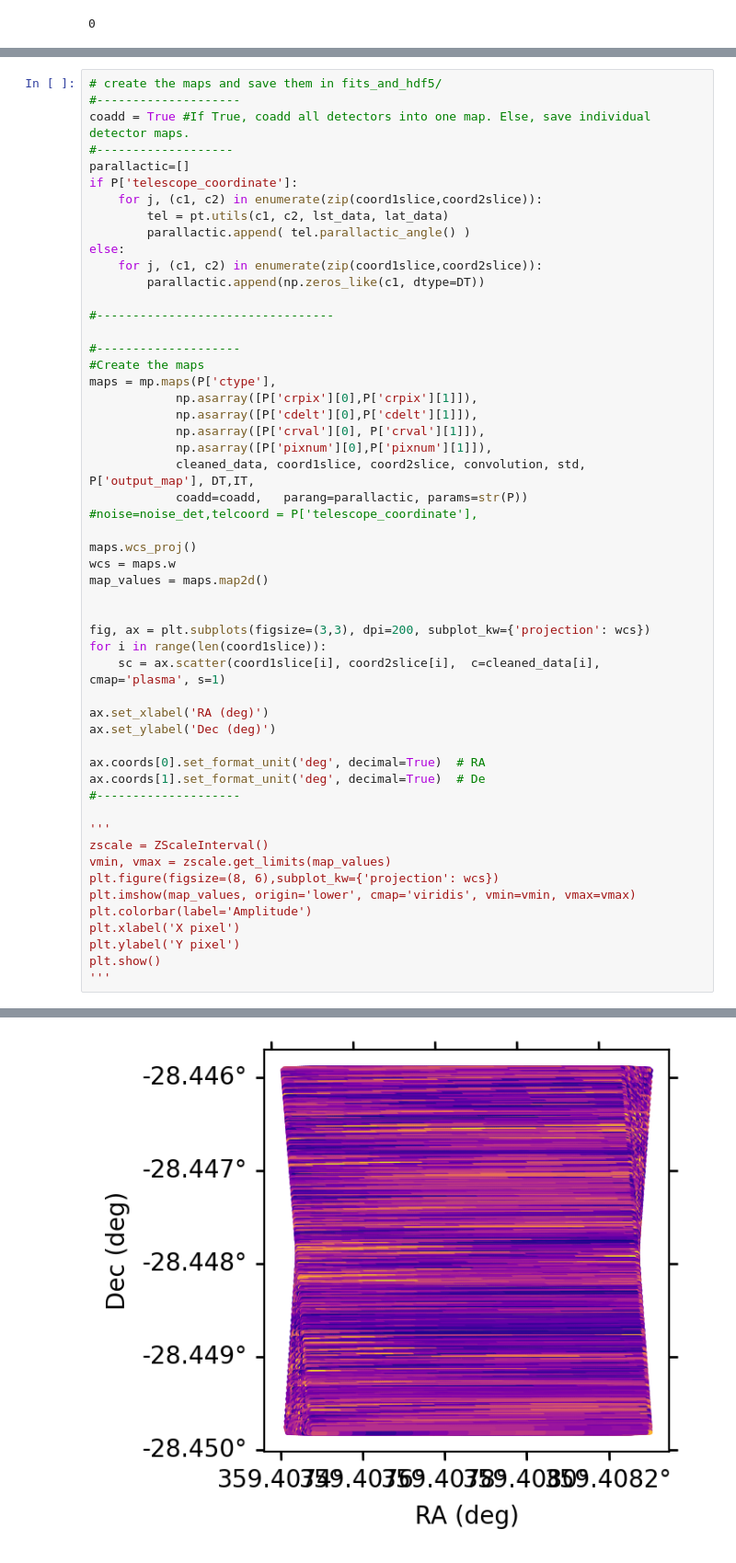
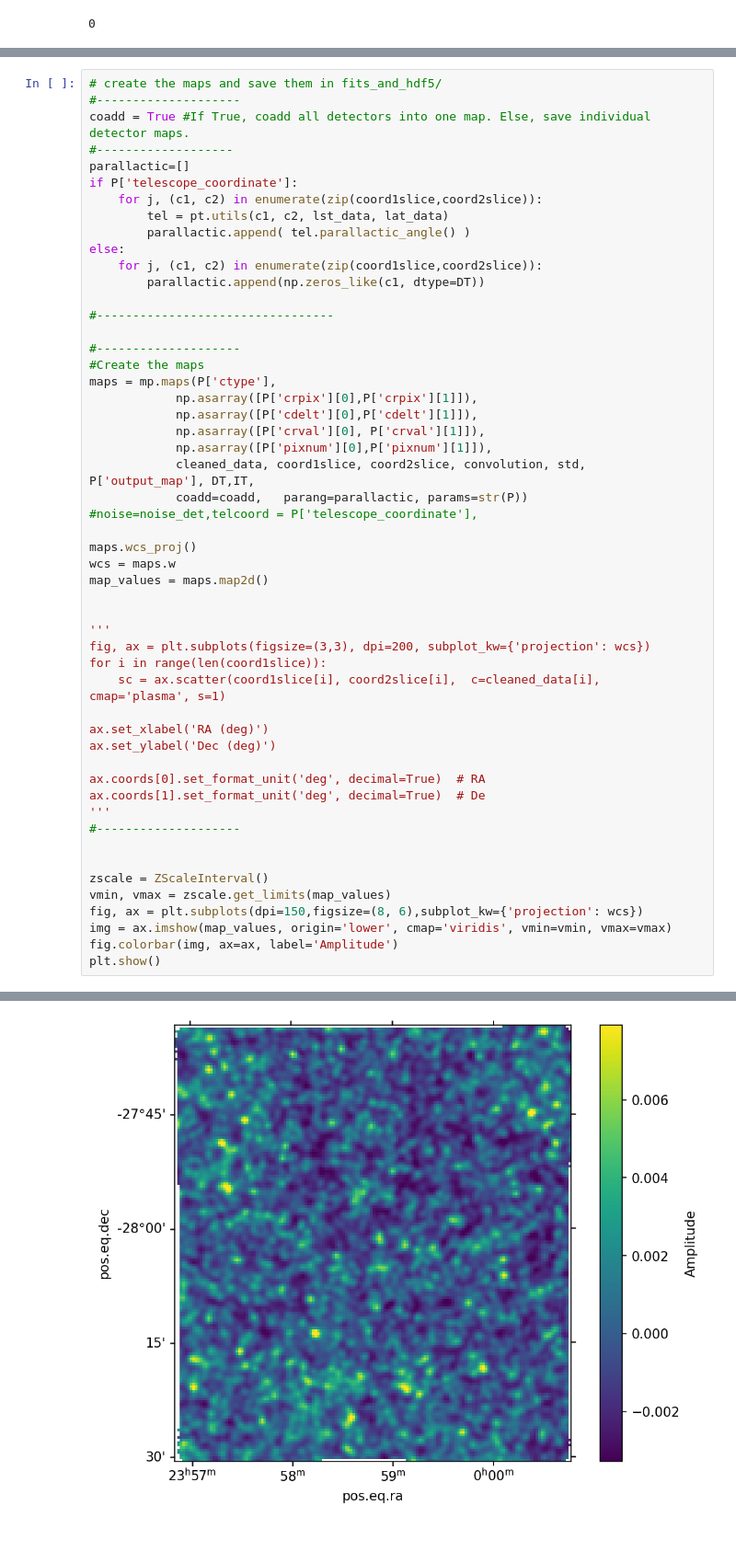
Before and after one commit to tim-balloon/TIM_analysis, a Jupyter notebook: namap/namap_notebook_example.ipynb, the cells around one changed output, grey strips where cells are left out. Shown at 92% size. Saved outputs shown, nothing was run; the diff lists cells and outputs as text; blank space fills up the shorter version.

```diff
--- a/namap/namap_notebook_example.ipynb
+++ b/namap/namap_notebook_example.ipynb
@@ -247,6 +244,7 @@ wcs = maps.w
 map_values = maps.map2d()
 
 
+'''
 fig, ax = plt.subplots(figsize=(3,3), dpi=200, subplot_kw={'projection': wcs})
 for i in range(len(coord1slice)):
     sc = ax.scatter(coord1slice[i], coord2slice[i],  c=cleaned_data[i], cmap='plasma', s=1)
@@ -256,16 +254,14 @@ ax.set_ylabel('Dec (deg)')
 
 ax.coords[0].set_format_unit('deg', decimal=True)  # RA
 ax.coords[1].set_format_unit('deg', decimal=True)  # De
+'''
 #--------------------
 
-'''
+
 zscale = ZScaleInterval()
 vmin, vmax = zscale.get_limits(map_values)
-plt.figure(figsize=(8, 6),subplot_kw={'projection': wcs})
-plt.imshow(map_values, origin='lower', cmap='viridis', vmin=vmin, vmax=vmax)
-plt.colorbar(label='Amplitude')
-plt.xlabel('X pixel')
-plt.ylabel('Y pixel')
+fig, ax = plt.subplots(dpi=150,figsize=(8, 6),subplot_kw={'projection': wcs})
+img = ax.imshow(map_values, origin='lower', cmap='viridis', vmin=vmin, vmax=vmax)
+fig.colorbar(img, ax=ax, label='Amplitude')
 plt.show()
-'''
 # %% [output]
@@ -273 +268 @@ plt.show()
-[figure, old version]
+[figure, new version]
```
Also changed, not shown: parts of 5 cells of this notebook, 1 other file.
